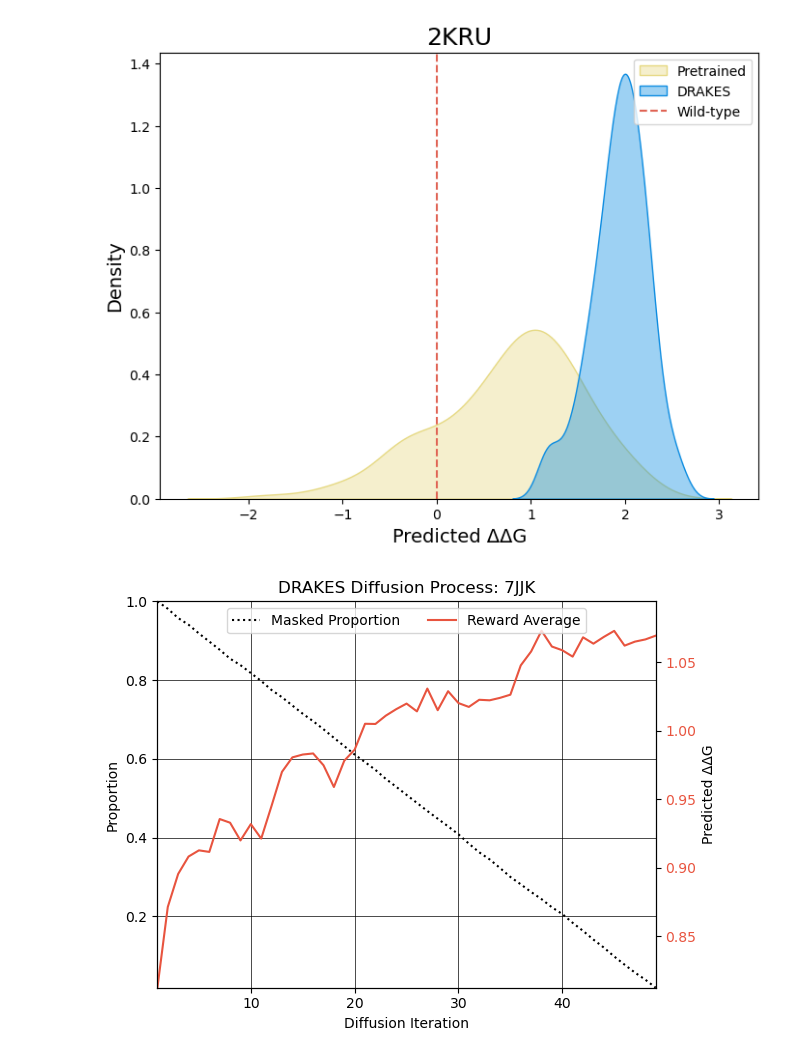
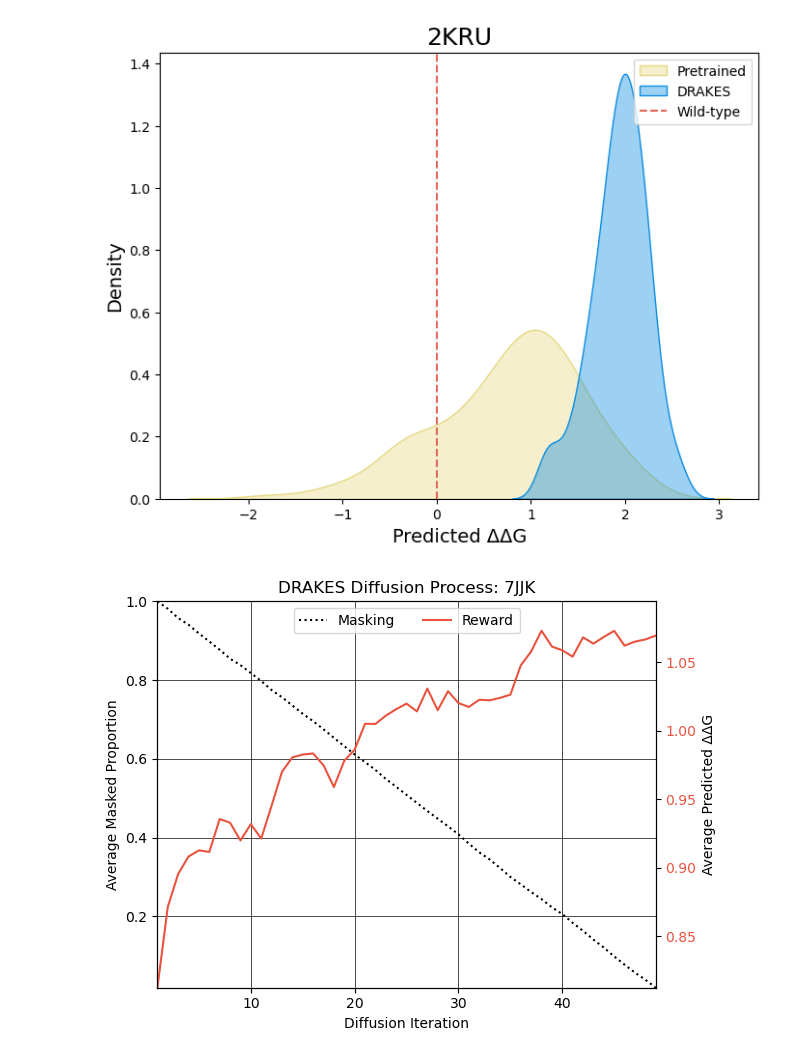
Before and after one commit to shainotshy1/BLISS_Experiments, a Jupyter notebook: DRAKES/analyze_data.ipynb, the cells around one changed output. Saved outputs shown, nothing was run; the diff lists cells and outputs as text; code cells hidden in the pictures.

Commit message:
changed graph

```diff
--- a/DRAKES/analyze_data.ipynb
+++ b/DRAKES/analyze_data.ipynb
@@ -94,31 +94,31 @@ reward_average = df_diff['Reward Average']
 # %%
 import matplotlib.pyplot as plt
 import seaborn as sns
 
 plt.style.use('default')
 
 fig, ax1 = plt.subplots()
 
 ax1.grid(color='black', linewidth=0.5)
-ax1.plot(diff_iteration, mask_proportion, linestyle='dotted', color='black', label='Masked Proportion')
+ax1.plot(diff_iteration, mask_proportion, linestyle='dotted', color='black', label='Masking')
 ax1.set_xlabel('Diffusion Iteration')
-ax1.set_ylabel('Proportion')
+ax1.set_ylabel('Average Masked Proportion')
 ax1.tick_params(axis='y', labelcolor='black')
-ax1.set_xlim(min(diff_iteration), max(diff_iteration))  # Align grid with x-axis data range
+ax1.set_xlim(min(diff_iteration), max(diff_iteration))
 ax1.set_ylim(min(mask_proportion), max(mask_proportion))
 
 ax2 = ax1.twinx()
-ax2.plot(diff_iteration, reward_average, color='#E8543F', label='Reward Average')
-ax2.set_ylabel('Predicted ΔΔG')
+ax2.plot(diff_iteration, reward_average, color='#E8543F', label='Reward')
+ax2.set_ylabel('Average Predicted ΔΔG')
 ax2.tick_params(axis='y', labelcolor='#E8543F')
 ax2.set_ylim(min(reward_average), max(reward_average) * 1.02)
 
 lines_1, labels_1 = ax1.get_legend_handles_labels()
 lines_2, labels_2 = ax2.get_legend_handles_labels()
 plt.legend(lines_1 + lines_2, labels_1 + labels_2, loc='upper center', bbox_to_anchor=(0.5, 1.0), ncol=3, frameon=True)
 
 plt.title('DRAKES Diffusion Process: 7JJK')
 plt.tight_layout()
 plt.show()
 # %% [output]
-[figure, old version]
+[figure, new version]
```
